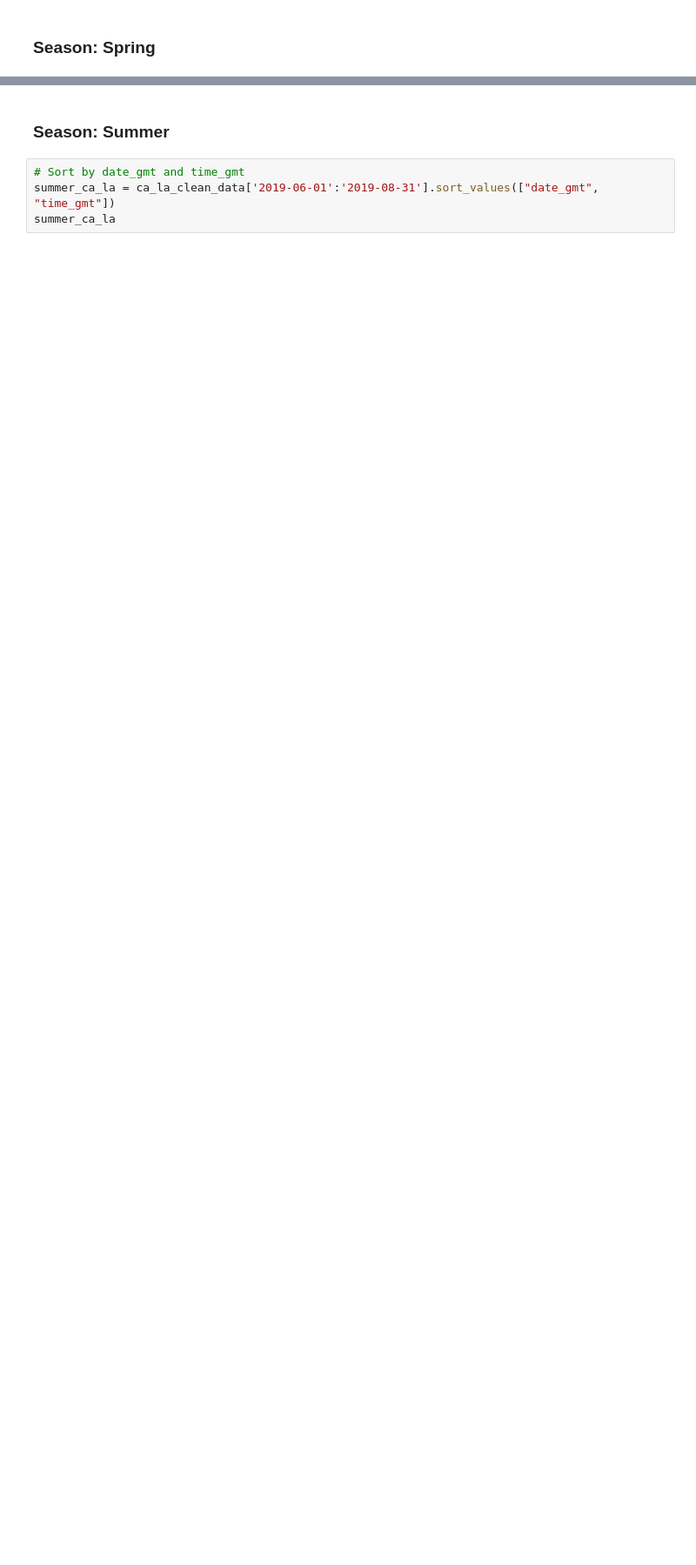
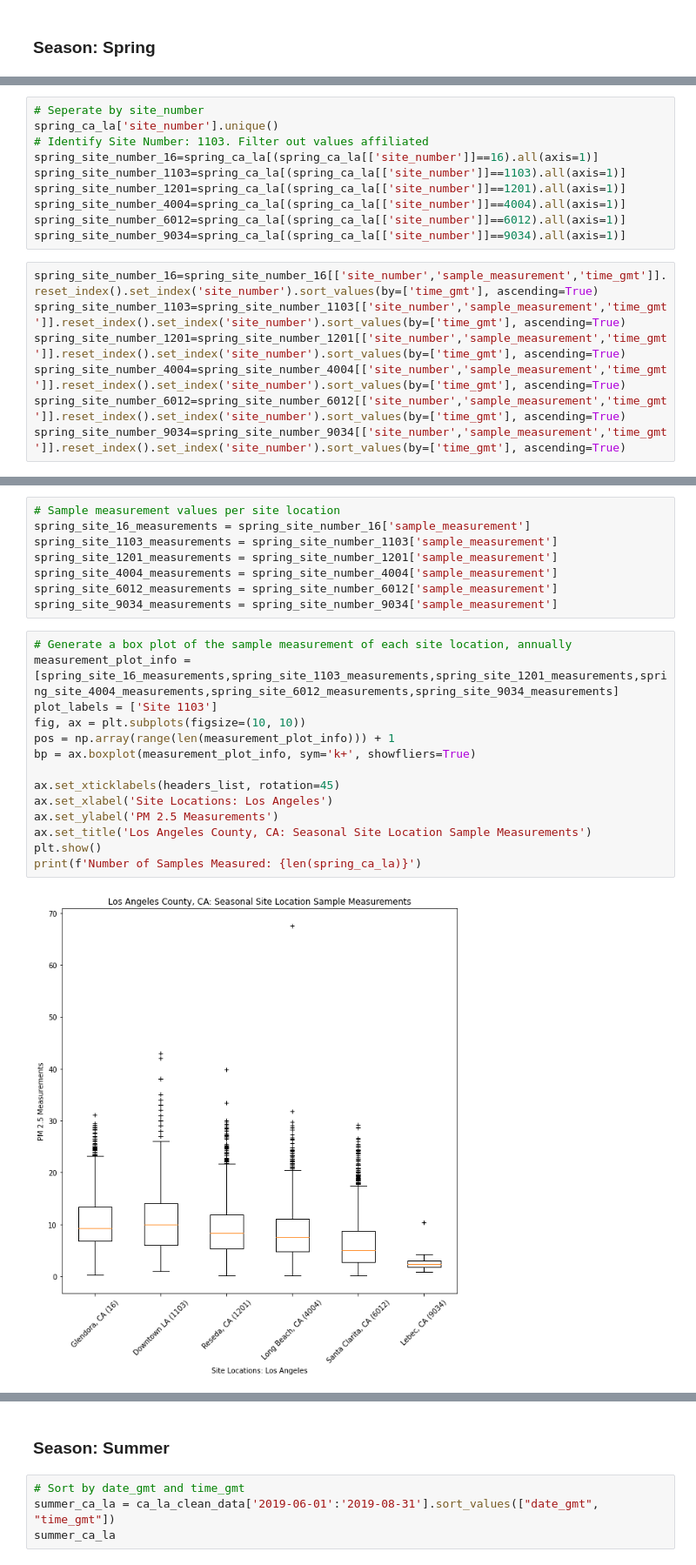
Before and after one commit to wetseng/air-pollution-analysis, a Jupyter notebook: Seasonal_State_County.ipynb, the cells around one changed output, grey strips where cells are left out. Shown: that part at 87% size. Saved outputs shown, nothing was run; the diff lists cells and outputs as text; blank space fills up the shorter version.

```diff
--- a/Seasonal_State_County.ipynb
+++ b/Seasonal_State_County.ipynb
@@ -144,0 +445,17 @@ TypeError: set_xlim() got an unexpected keyword argument 'rotation'
+# %%
+# Seperate by site_number
+spring_ca_la['site_number'].unique()
+# Identify Site Number: 1103. Filter out values affiliated
+spring_site_number_16=spring_ca_la[(spring_ca_la[['site_number']]==16).all(axis=1)]
+spring_site_number_1103=spring_ca_la[(spring_ca_la[['site_number']]==1103).all(axis=1)]
+spring_site_number_1201=spring_ca_la[(spring_ca_la[['site_number']]==1201).all(axis=1)]
+spring_site_number_4004=spring_ca_la[(spring_ca_la[['site_number']]==4004).all(axis=1)]
+spring_site_number_6012=spring_ca_la[(spring_ca_la[['site_number']]==6012).all(axis=1)]
+spring_site_number_9034=spring_ca_la[(spring_ca_la[['site_number']]==9034).all(axis=1)]
+# %%
+spring_site_number_16=spring_site_number_16[['site_number','sample_measurement','time_gmt']].reset_index().set_index('site_number').sort_values(by=['time_gmt'], ascending=True)
+spring_site_number_1103=spring_site_number_1103[['site_number','sample_measurement','time_gmt']].reset_index().set_index('site_number').sort_values(by=['time_gmt'], ascending=True)
+spring_site_number_1201=spring_site_number_1201[['site_number','sample_measurement','time_gmt']].reset_index().set_index('site_number').sort_values(by=['time_gmt'], ascending=True)
+spring_site_number_4004=spring_site_number_4004[['site_number','sample_measurement','time_gmt']].reset_index().set_index('site_number').sort_values(by=['time_gmt'], ascending=True)
+spring_site_number_6012=spring_site_number_6012[['site_number','sample_measurement','time_gmt']].reset_index().set_index('site_number').sort_values(by=['time_gmt'], ascending=True)
+spring_site_number_9034=spring_site_number_9034[['site_number','sample_measurement','time_gmt']].reset_index().set_index('site_number').sort_values(by=['time_gmt'], ascending=True)
@@ -144,0 +546,24 @@ TypeError: set_xlim() got an unexpected keyword argument 'rotation'
+# %%
+# Sample measurement values per site location
+spring_site_16_measurements = spring_site_number_16['sample_measurement']
+spring_site_1103_measurements = spring_site_number_1103['sample_measurement']
+spring_site_1201_measurements = spring_site_number_1201['sample_measurement']
+spring_site_4004_measurements = spring_site_number_4004['sample_measurement']
+spring_site_6012_measurements = spring_site_number_6012['sample_measurement']
+spring_site_9034_measurements = spring_site_number_9034['sample_measurement']
+# %%
+# Generate a box plot of the sample measurement of each site location, annually
+measurement_plot_info = [spring_site_16_measurements,spring_site_1103_measurements,spring_site_1201_measurements,spring_site_4004_measurements,spring_site_6012_measurements,spring_site_9034_measurements]
+plot_labels = ['Site 1103']
+fig, ax = plt.subplots(figsize=(10, 10))
+pos = np.array(range(len(measurement_plot_info))) + 1
+bp = ax.boxplot(measurement_plot_info, sym='k+', showfliers=True)
+
+ax.set_xticklabels(headers_list, rotation=45)
+ax.set_xlabel('Site Locations: Los Angeles')
+ax.set_ylabel('PM 2.5 Measurements')
+ax.set_title('Los Angeles County, CA: Seasonal Site Location Sample Measurements')
+plt.show()
+print(f'Number of Samples Measured: {len(spring_ca_la)}')
+# %% [output]
+[figure, added]
```
Also changed, not shown: parts of 71 cells of this notebook, 4 other files.
